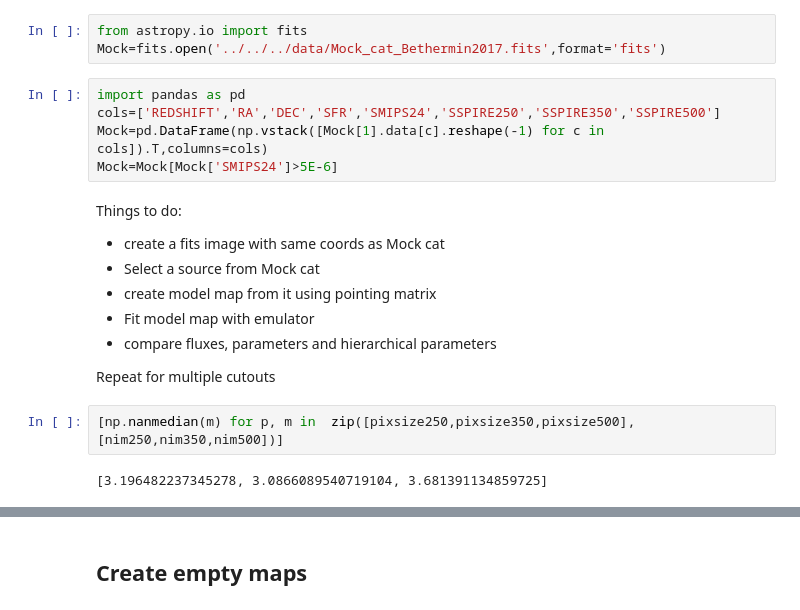
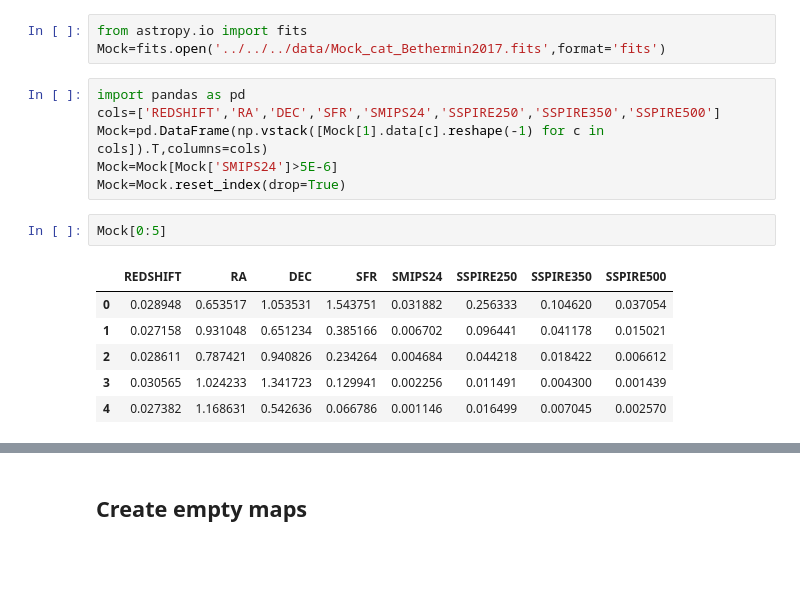
Before and after one commit to pdh21/Extreme_submm_SB_gals, a Jupyter notebook: docs/notebooks/modelling/XID+CIGALE-ESB_prior-SIDESsim.ipynb, the cells around one changed output, grey strips where cells are left out. Cells and saved outputs as stored; diff of their text form; blank space fills up the shorter version.

```diff
--- a/docs/notebooks/modelling/XID+CIGALE-ESB_prior-SIDESsim.ipynb
+++ b/docs/notebooks/modelling/XID+CIGALE-ESB_prior-SIDESsim.ipynb
@@ -89,16 +89,13 @@ import pandas as pd
 cols=['REDSHIFT','RA','DEC','SFR','SMIPS24','SSPIRE250','SSPIRE350','SSPIRE500']
 Mock=pd.DataFrame(np.vstack([Mock[1].data[c].reshape(-1) for c in cols]).T,columns=cols)
 Mock=Mock[Mock['SMIPS24']>5E-6]
+Mock=Mock.reset_index(drop=True)
-# %% [markdown]
-Things to do:
-   * create a fits image with same coords as Mock cat
-   * Select a source from Mock cat
-   * create model map from it using pointing matrix
-   * Fit model map with emulator
-   * compare fluxes, parameters and hierarchical parameters
-
-Repeat for multiple cutouts
-# %%
-[np.nanmedian(m) for p, m in  zip([pixsize250,pixsize350,pixsize500],[nim250,nim350,nim500])]
-# %% [output]
-[3.196482237345278, 3.0866089540719104, 3.681391134859725]
+# %%
+Mock[0:5]
+# %% [output]
+|  | REDSHIFT | RA | DEC | SFR | SMIPS24 | SSPIRE250 | SSPIRE350 | SSPIRE500 |
+| 0 | 0.028948 | 0.653517 | 1.053531 | 1.543751 | 0.031882 | 0.256333 | 0.104620 | 0.037054 |
+| 1 | 0.027158 | 0.931048 | 0.651234 | 0.385166 | 0.006702 | 0.096441 | 0.041178 | 0.015021 |
+| 2 | 0.028611 | 0.787421 | 0.940826 | 0.234264 | 0.004684 | 0.044218 | 0.018422 | 0.006612 |
+| 3 | 0.030565 | 1.024233 | 1.341723 | 0.129941 | 0.002256 | 0.011491 | 0.004300 | 0.001439 |
+| 4 | 0.027382 | 1.168631 | 0.542636 | 0.066786 | 0.001146 | 0.016499 | 0.007045 | 0.002570 |
```
Also changed, not shown: parts of 17 cells of this notebook, 5 other files.
